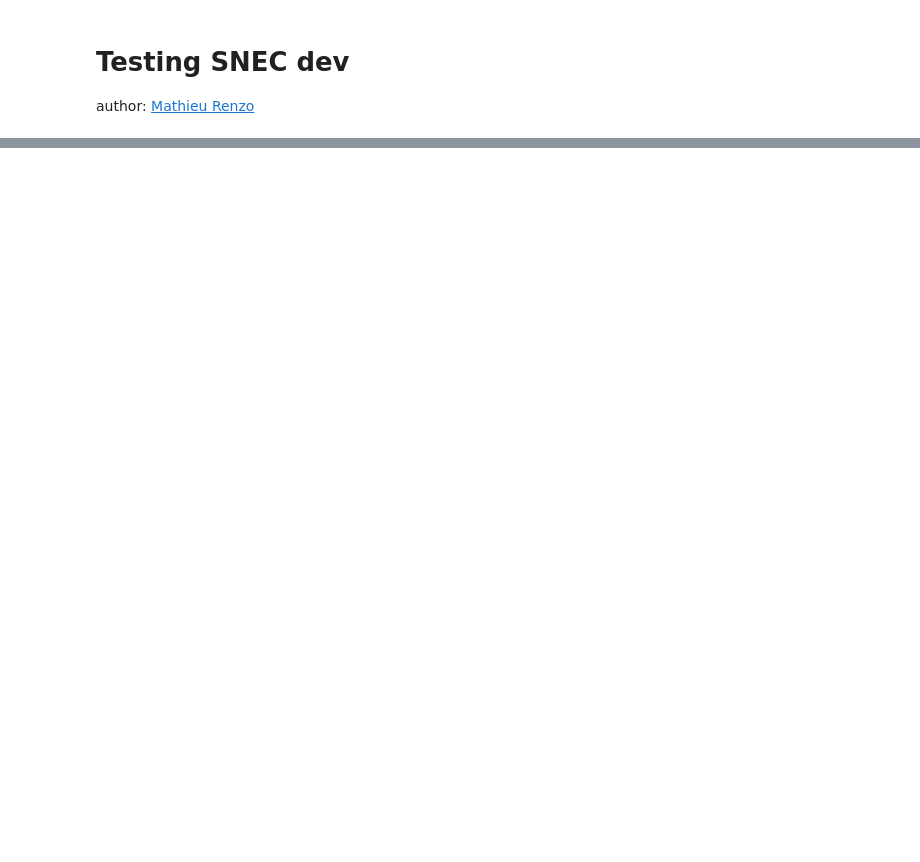
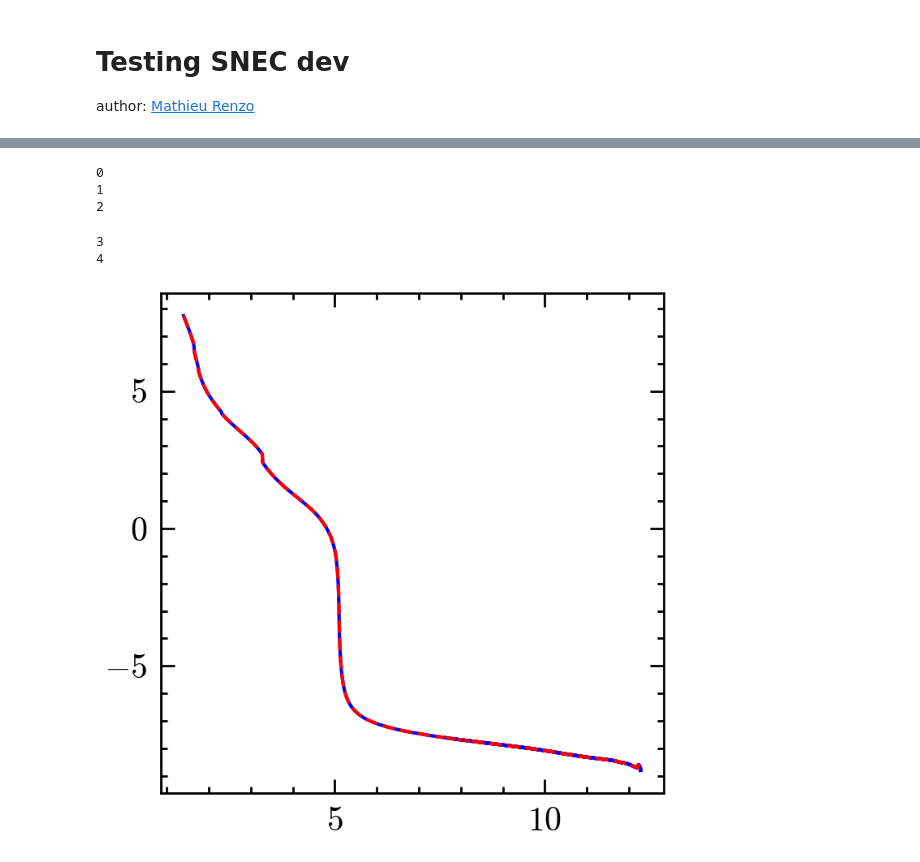
Before and after one commit to mathren/SNEC, a Jupyter notebook: scripts/dev_SNEC.ipynb, the cells around one changed output, grey strips where cells are left out. Cells and saved outputs as stored; diff of their text form; code cells hidden in the pictures; blank space fills up the shorter version.

```diff
--- a/scripts/dev_SNEC.ipynb
+++ b/scripts/dev_SNEC.ipynb
@@ -72,0 +147,36 @@ Text(0, 0.5, '$m \\ [M_{\\odot}]$')
+# %%
+# density profiles?
+def plot_rho_pfile(t, rho_out, ax=None, **kwargs):
+    data = SNEC_output_parser(rho_out)
+    keys = np.array(list(data.keys()))
+    times = keys * u.s
+    try:
+        units = times.unit
+    except AttributeError:
+        times *= u.s
+    index_time_of_interest = np.argmin(np.absolute(times-t))
+    key_of_interest = keys[index_time_of_interest]
+    rho = data[key_of_interest][:, 1] * u.g/u.cm**3
+    mass = data[key_of_interest][:, 0] * u.g
+    ax.plot(mass.to(u.Msun), np.log10(rho.value), **kwargs)
+
+
+
+fig = plt.figure()
+gs = gridspec.GridSpec(150, 100)
+ax = fig.add_subplot(gs[:, :])
+
+testing_rho = testing+"rho.xg"
+testing_rho1 = testing1+"rho.xg"
+
+for i, t in enumerate(vel_times):
+    print(i)
+    plot_rho_pfile(t, testing_rho, ax=ax, c='b')
+    plot_rho_pfile(t, testing_rho1, ax=ax, ls='--', c='r')
+# %% [output]
+0
+1
+2
+3
+4
+[figure, added]
```
Also changed, not shown: parts of 8 cells of this notebook, 5 other files.
